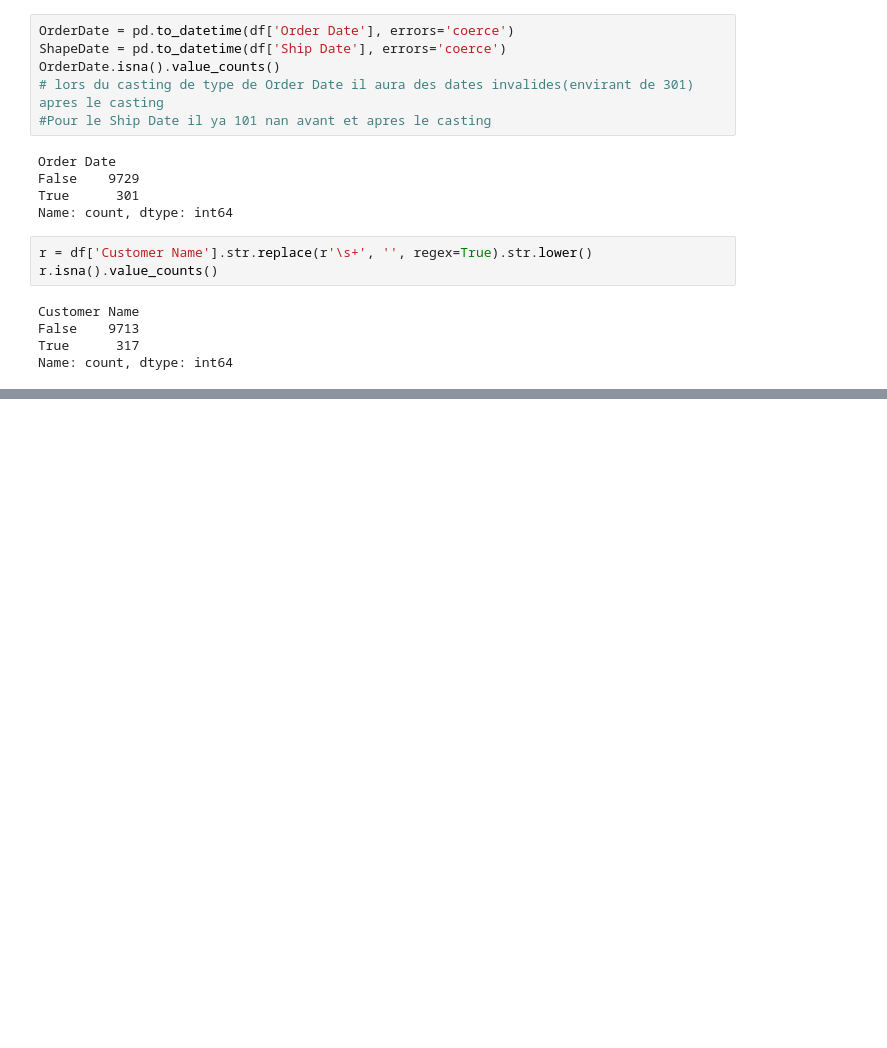
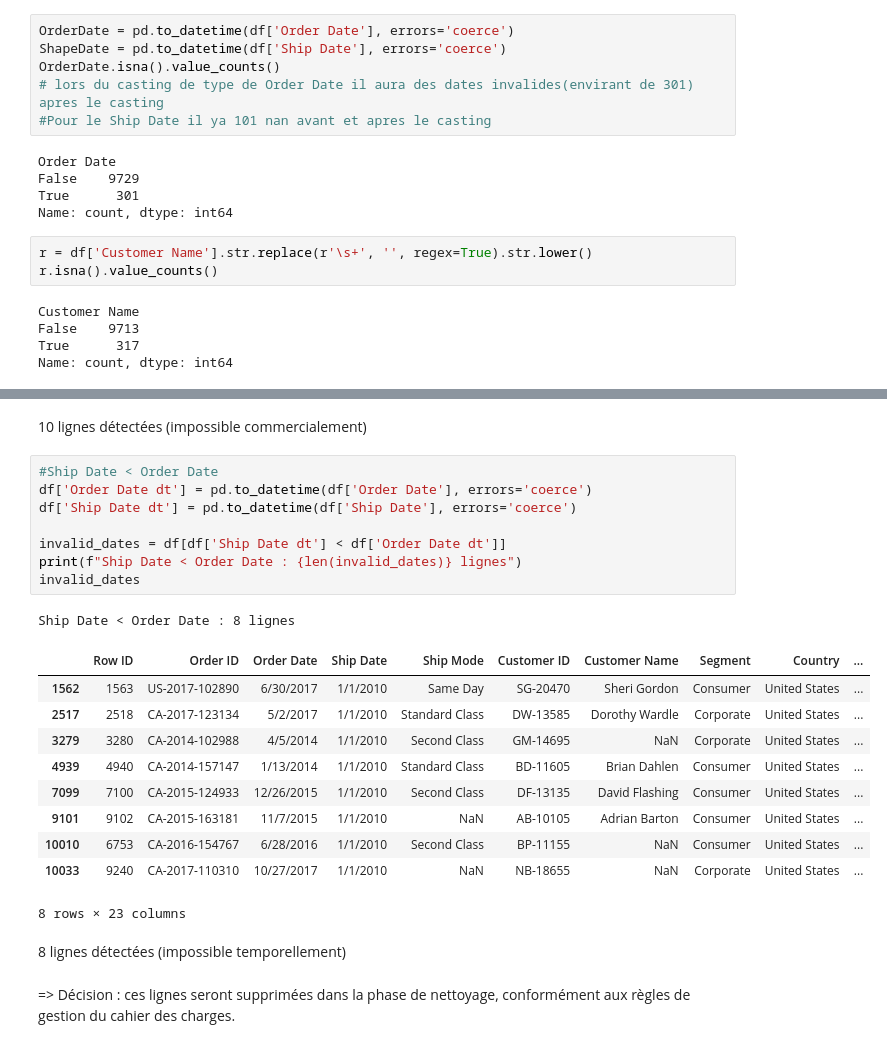
Before and after one commit to NohailaAitHammad/BRIF1_DataStore360, a Jupyter notebook: nootbooks/exploring.ipynb, the cells around one changed output, grey strips where cells are left out. Drawn from its saved outputs; the diff is of its cells as text; blank space fills up the shorter version.

```diff
--- a/nootbooks/exploring.ipynb
+++ b/nootbooks/exploring.ipynb
@@ -345,0 +733,26 @@ dtype: int64
+# %% [markdown]
+10 lignes détectées (impossible commercialement)
+# %%
+#Ship Date < Order Date
+df['Order Date dt'] = pd.to_datetime(df['Order Date'], errors='coerce')
+df['Ship Date dt'] = pd.to_datetime(df['Ship Date'], errors='coerce')
+
+invalid_dates = df[df['Ship Date dt'] < df['Order Date dt']]
+print(f"Ship Date < Order Date : {len(invalid_dates)} lignes")
+invalid_dates
+# %% [output]
+Ship Date < Order Date : 8 lignes
+|  | Row ID | Order ID | Order Date | Ship Date | Ship Mode | Customer ID | Customer Name | Segment | Country | ... |
+| 1562 | 1563 | US-2017-102890 | 6/30/2017 | 1/1/2010 | Same Day | SG-20470 | Sheri Gordon | Consumer | United States | ... |
+| 2517 | 2518 | CA-2017-123134 | 5/2/2017 | 1/1/2010 | Standard Class | DW-13585 | Dorothy Wardle | Corporate | United States | ... |
+| 3279 | 3280 | CA-2014-102988 | 4/5/2014 | 1/1/2010 | Second Class | GM-14695 | NaN | Corporate | United States | ... |
+| 4939 | 4940 | CA-2014-157147 | 1/13/2014 | 1/1/2010 | Standard Class | BD-11605 | Brian Dahlen | Consumer | United States | ... |
+| 7099 | 7100 | CA-2015-124933 | 12/26/2015 | 1/1/2010 | Second Class | DF-13135 | David Flashing | Consumer | United States | ... |
+| 9101 | 9102 | CA-2015-163181 | 11/7/2015 | 1/1/2010 | NaN | AB-10105 | Adrian Barton | Consumer | United States | ... |
+| 10010 | 6753 | CA-2016-154767 | 6/28/2016 | 1/1/2010 | Second Class | BP-11155 | NaN | Consumer | United States | ... |
+| 10033 | 9240 | CA-2017-110310 | 10/27/2017 | 1/1/2010 | NaN | NB-18655 | NaN | Corporate | United States | ... |
+8 rows × 23 columns
+# %% [markdown]
+8 lignes détectées (impossible temporellement)
+# %% [markdown]
+=> Décision : ces lignes seront supprimées dans la phase de nettoyage, conformément aux règles de gestion du cahier des charges.
```
Also changed, not shown: parts of 60 cells of this notebook, 2 other files.
